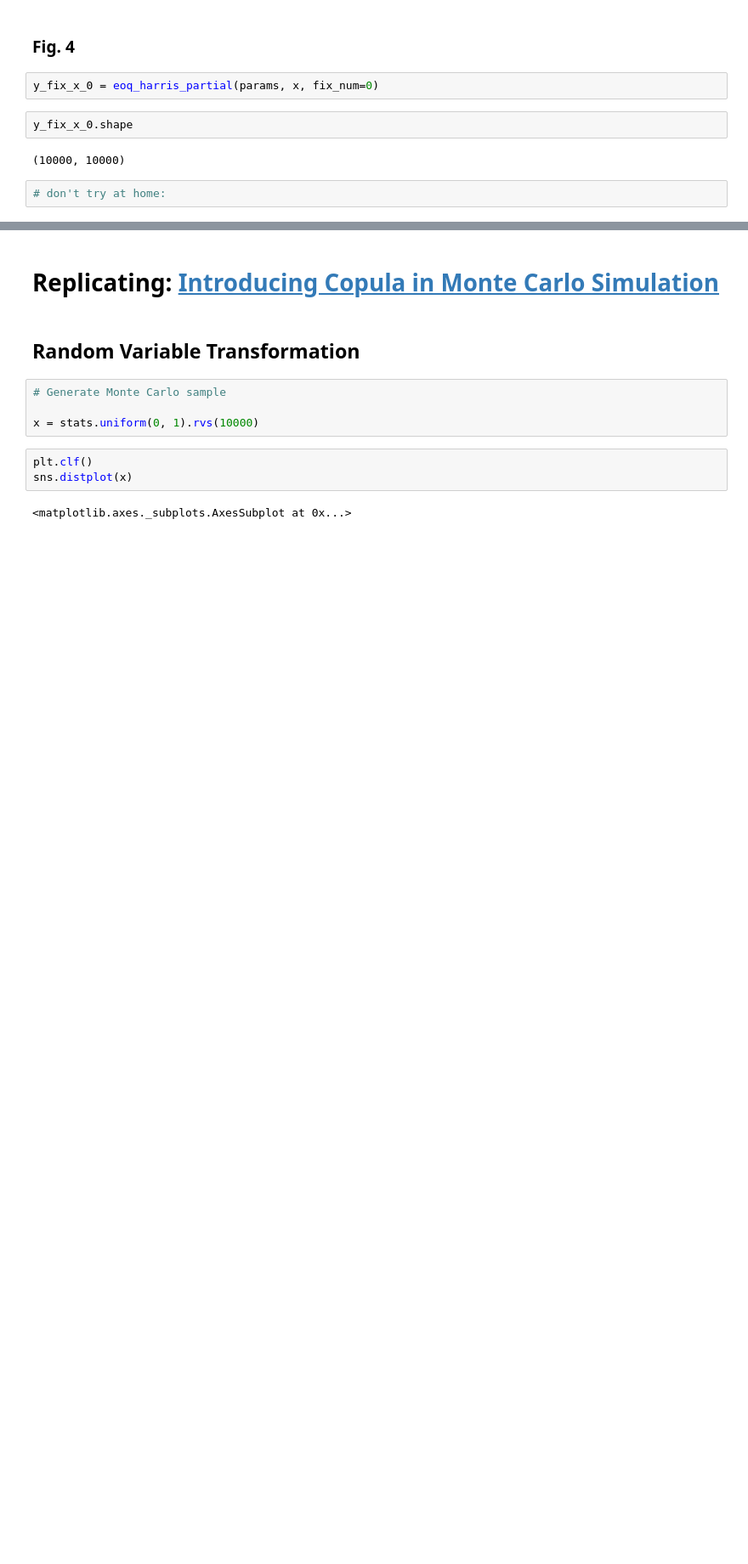
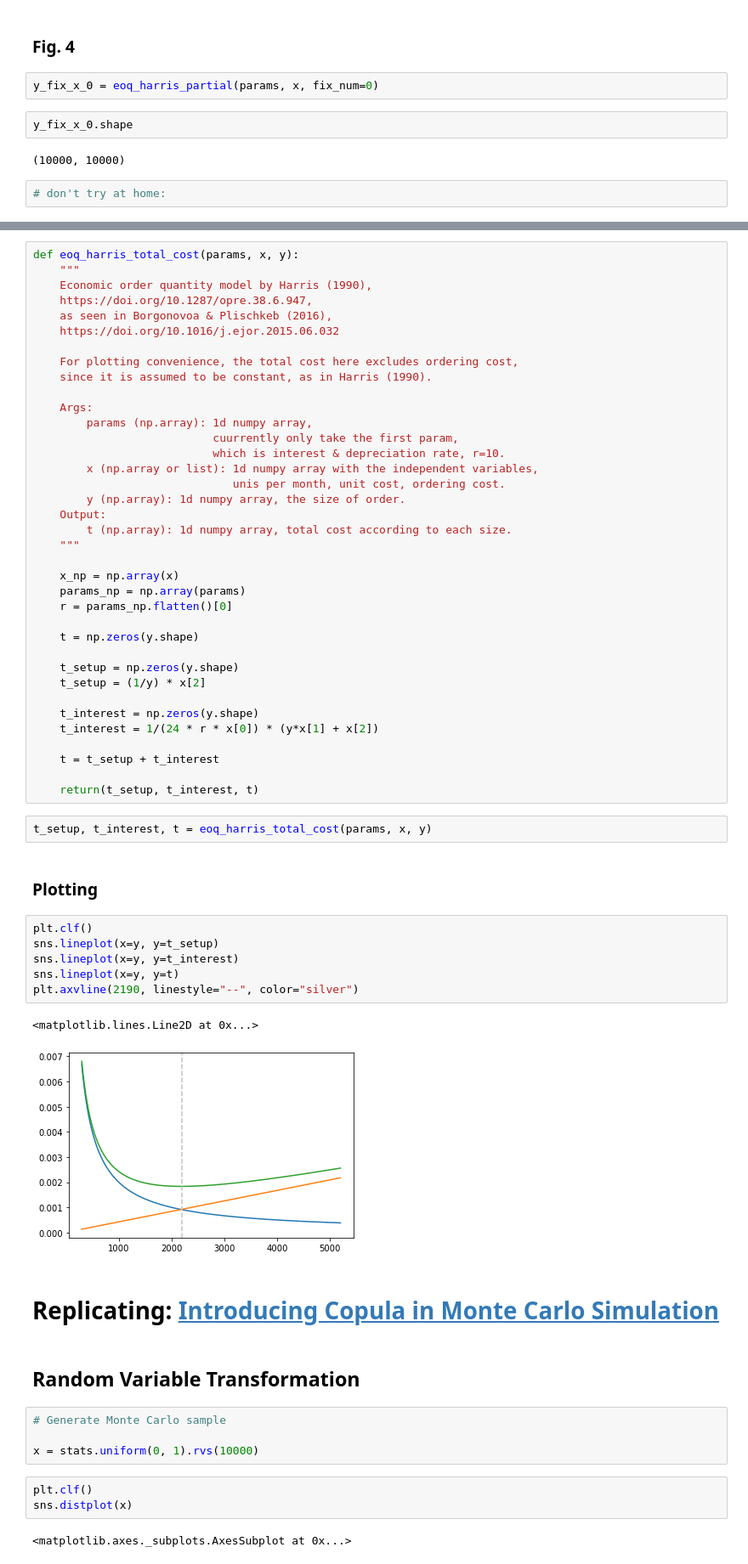
Before and after one commit to OpenSourceEconomics/econsa, a Jupyter notebook: copula-sampling.ipynb, the cells around one changed output, grey strips where cells are left out. Shown at 85% size. Cells and saved outputs as stored; diff of their text form; blank space fills up the shorter version.

Commit message:
add fig.1 from harris, more detailed explanations

```diff
--- a/copula-sampling.ipynb
+++ b/copula-sampling.ipynb
@@ -280,3 +307,53 @@ for item in y_fix_x_0:
+# %%
+def eoq_harris_total_cost(params, x, y):
+    """
+    Economic order quantity model by Harris (1990),
+    https://doi.org/10.1287/opre.38.6.947,
+    as seen in Borgonovoa & Plischkeb (2016),
+    https://doi.org/10.1016/j.ejor.2015.06.032
+
+    For plotting convenience, the total cost here excludes ordering cost,
+    since it is assumed to be constant, as in Harris (1990).
+
+    Args:
+        params (np.array): 1d numpy array,
+                           cuurrently only take the first param,
+                           which is interest & depreciation rate, r=10.
+        x (np.array or list): 1d numpy array with the independent variables,
+                              unis per month, unit cost, ordering cost.
+        y (np.array): 1d numpy array, the size of order.
+    Output:
+        t (np.array): 1d numpy array, total cost according to each size.
+    """
+
+    x_np = np.array(x)
+    params_np = np.array(params)
+    r = params_np.flatten()[0]
+
+    t = np.zeros(y.shape)
+
+    t_setup = np.zeros(y.shape)
+    t_setup = (1/y) * x[2]
+
+    t_interest = np.zeros(y.shape)
+    t_interest = 1/(24 * r * x[0]) * (y*x[1] + x[2])
+
+    t = t_setup + t_interest
+
+    return(t_setup, t_interest, t)
+# %%
+t_setup, t_interest, t = eoq_harris_total_cost(params, x, y)
+# %% [markdown]
+### Plotting
+# %%
+plt.clf()
+sns.lineplot(x=y, y=t_setup)
+sns.lineplot(x=y, y=t_interest)
+sns.lineplot(x=y, y=t)
+plt.axvline(2190, linestyle="--", color="silver")
+# %% [output]
+<matplotlib.lines.Line2D at 0x...>
+[figure, added]
 # %% [markdown]
 # Replicating: [Introducing Copula in Monte Carlo Simulation](https://towardsdatascience.com/introducing-copula-in-monte-carlo-simulation-9ed1fe9f905)
 # %% [markdown]
```
Also changed, not shown: parts of 12 cells of this notebook, 1 other file.
